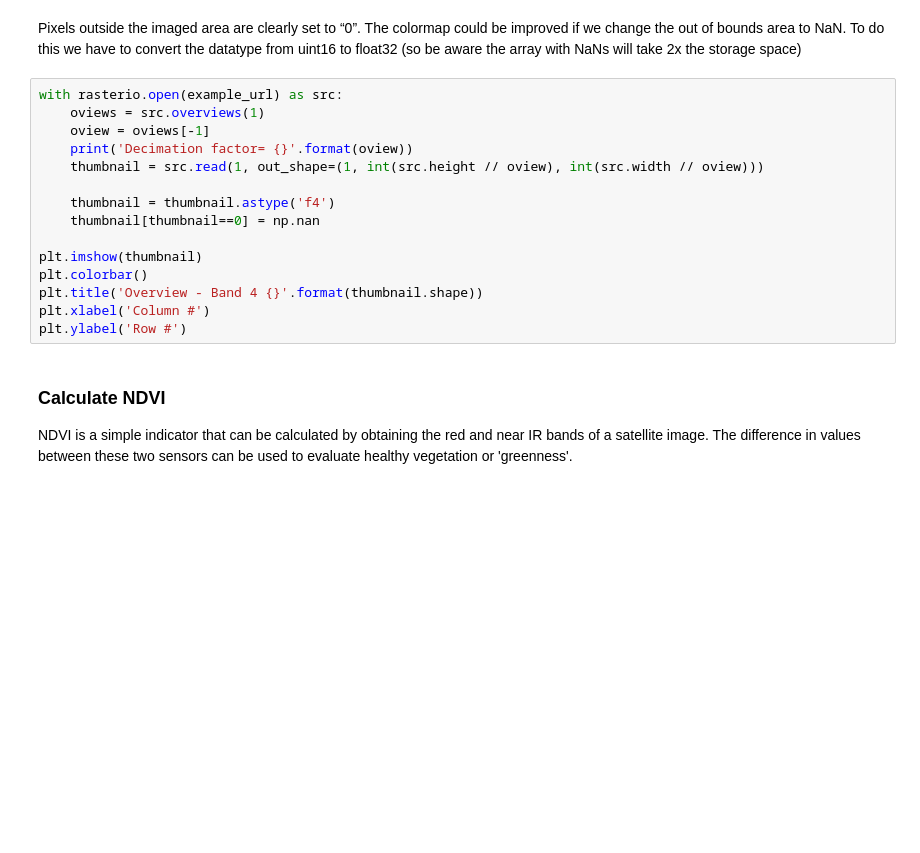
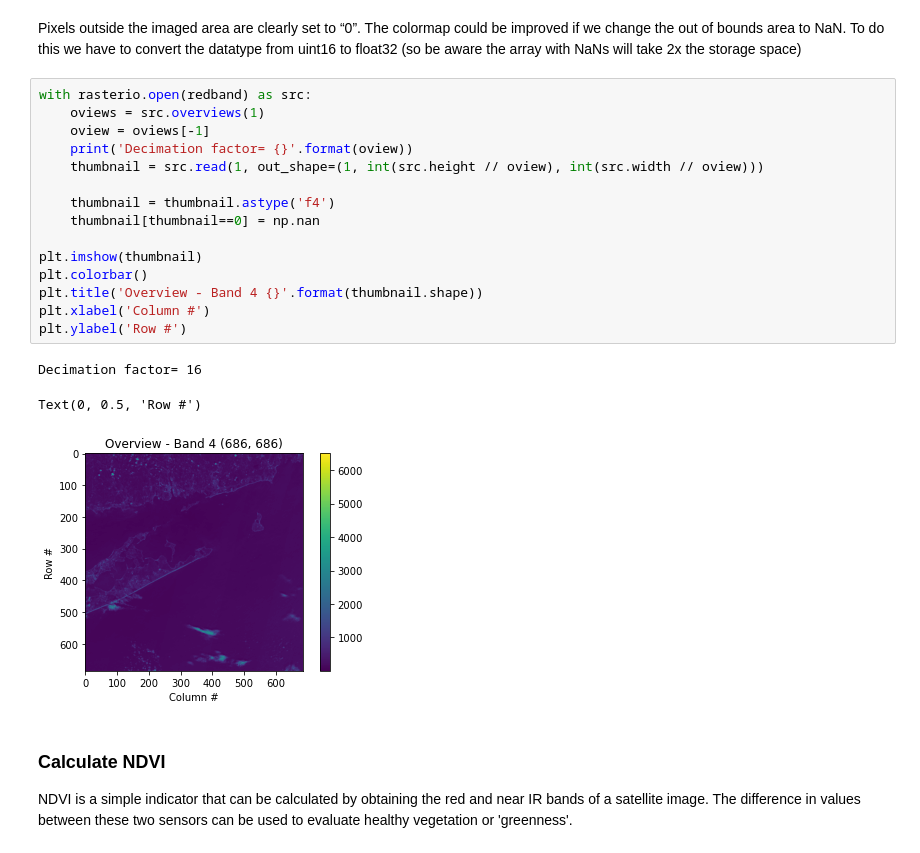
Before and after one commit to yeelauren/stac-tutorials, a Jupyter notebook: Find_STAC_Imagery.ipynb, the cells around one changed output. Cells and saved outputs as stored; diff of their text form; blank space fills up the shorter version.

```diff
--- a/Find_STAC_Imagery.ipynb
+++ b/Find_STAC_Imagery.ipynb
@@ -459,20 +494,24 @@ plt.ylabel('Row #')
 # %% [markdown]
 Pixels outside the imaged area are clearly set to “0”. The colormap could be improved if we change the out of bounds area to NaN. To do this we have to convert the datatype from uint16 to float32 (so be aware the array with NaNs will take 2x the storage space)
 # %%
-with rasterio.open(example_url) as src:
+with rasterio.open(redband) as src:
     oviews = src.overviews(1)
     oview = oviews[-1]
     print('Decimation factor= {}'.format(oview))
     thumbnail = src.read(1, out_shape=(1, int(src.height // oview), int(src.width // oview)))
 
     thumbnail = thumbnail.astype('f4')
     thumbnail[thumbnail==0] = np.nan
 
 plt.imshow(thumbnail)
 plt.colorbar()
 plt.title('Overview - Band 4 {}'.format(thumbnail.shape))
 plt.xlabel('Column #')
 plt.ylabel('Row #')
+# %% [output]
+Decimation factor= 16
+Text(0, 0.5, 'Row #')
+[figure, added]
 # %% [markdown]
 ### Calculate NDVI
 
```
Also changed, not shown: parts of 15 cells of this notebook.
